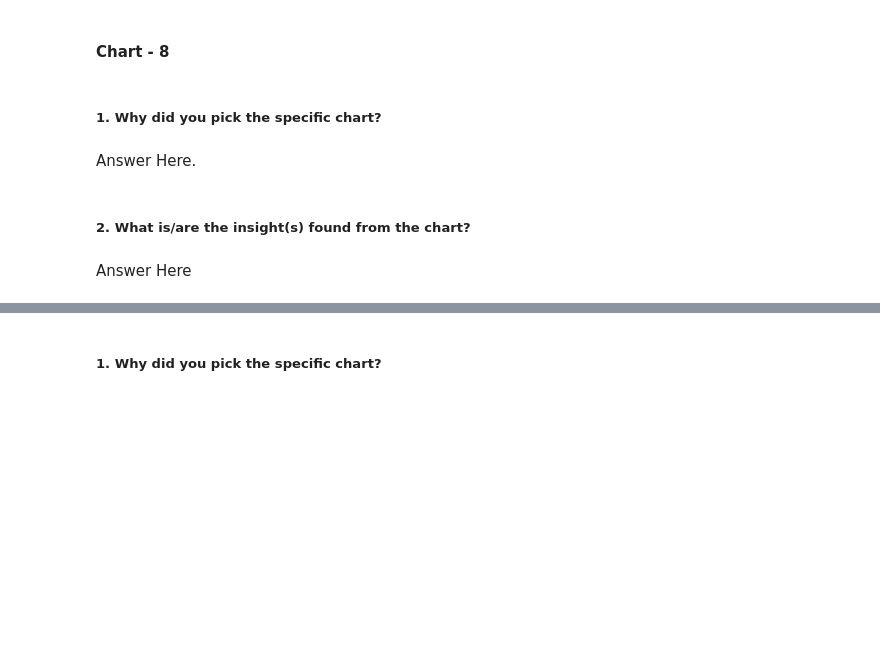
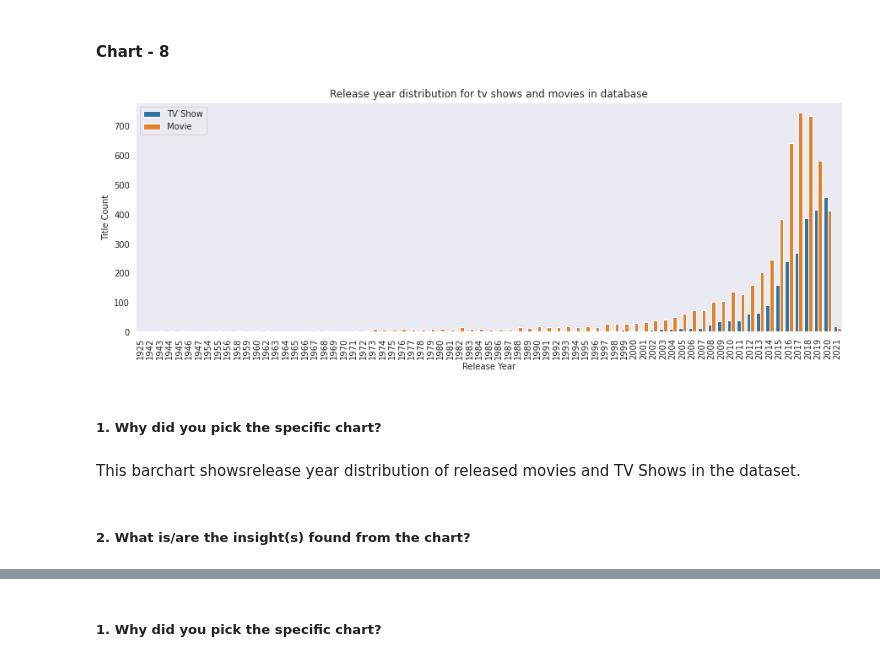
Before and after one commit to Bprs68/Netflix-content-clustering, a Jupyter notebook: Netflix_Movies_and_TV_Show_clustering.ipynb, the cells around one changed output, grey strips where cells are left out. Drawn from its saved outputs; the diff is of its cells as text; code cells hidden in the pictures; blank space fills up the shorter version.

```diff
--- a/Netflix_Movies_and_TV_Show_clustering.ipynb
+++ b/Netflix_Movies_and_TV_Show_clustering.ipynb
@@ -816,8 +908,31 @@ Answer Here
+# %%
+# filtering nan out of data
+release_year_df = df[~df.isna()].sort_values(by='release_year')
+
+# extracting required columns only
+release_year_df = release_year_df.groupby(['release_year', 'type'], as_index=False)['title'].count()
+# %%
+# Chart - 8 visualization code
+# plotting a barchart to show release year distribution of released movies and TV Shows
+sns.barplot(data = release_year_df, x='release_year', y='title', hue='type')
+
+# setting title and x and y labels
+plt.title('Release year distribution for tv shows and movies in database', fontsize=12)
+plt.xlabel('Release Year')
+plt.ylabel('Title Count')
+
+# rotating xticks
+plt.xticks(rotation=90)
+
+# relocating position of legend
+plt.legend(loc='upper left')
+
+plt.show()
+# %% [output]
+[figure, added]
 # %% [markdown]
 ##### 1. Why did you pick the specific chart?
-# %% [markdown]
-Answer Here.
+# %% [markdown]
+This barchart showsrelease year distribution of released movies and TV Shows in the dataset.
 # %% [markdown]
 ##### 2. What is/are the insight(s) found from the chart?
-# %% [markdown]
-Answer Here
```
Also changed, not shown: parts of 44 cells of this notebook.
